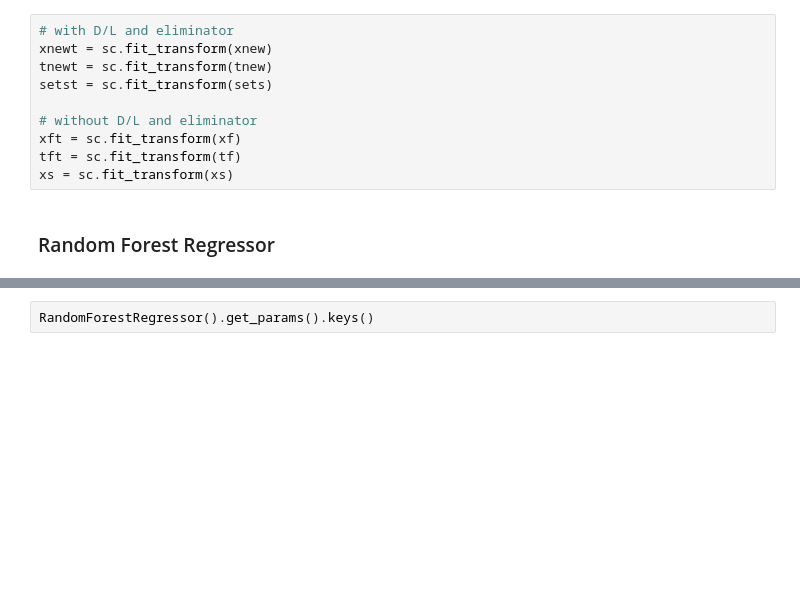
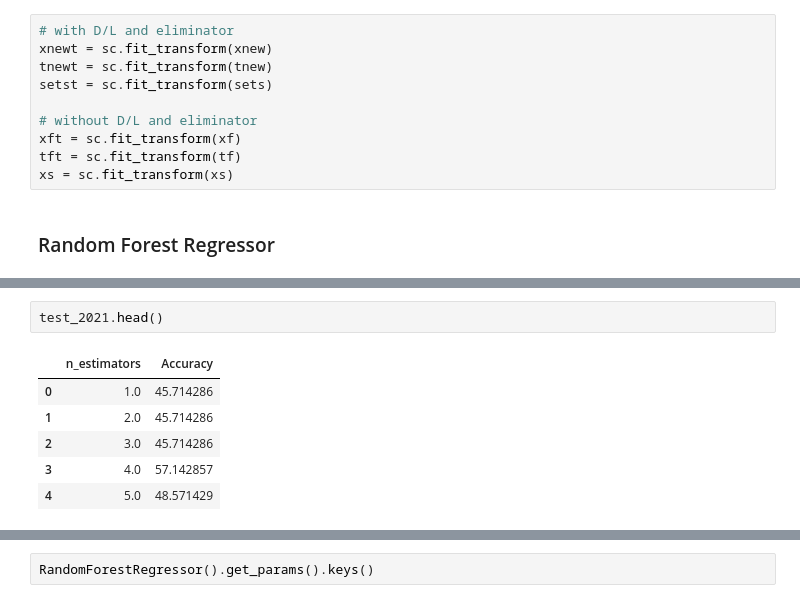
Before and after one commit to UtkarshAIITB/IPL-Data-Analysis, a Jupyter notebook: ML_models.ipynb, the cells around one changed output, grey strips where cells are left out. Drawn from its saved outputs; the diff is of its cells as text; blank space fills up the shorter version.

```diff
--- a/ML_models.ipynb
+++ b/ML_models.ipynb
@@ -536,0 +594,9 @@ R2 score: 0.7830021921848325 MSE: 241.65832440062118
+# %%
+test_2021.head()
+# %% [output]
+|  | n_estimators | Accuracy |
+| 0 | 1.0 | 45.714286 |
+| 1 | 2.0 | 45.714286 |
+| 2 | 3.0 | 45.714286 |
+| 3 | 4.0 | 57.142857 |
+| 4 | 5.0 | 48.571429 |
```
Also changed, not shown: parts of 32 cells of this notebook.
